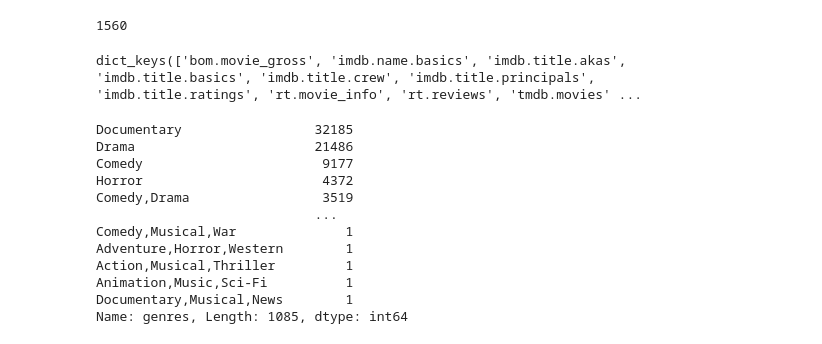
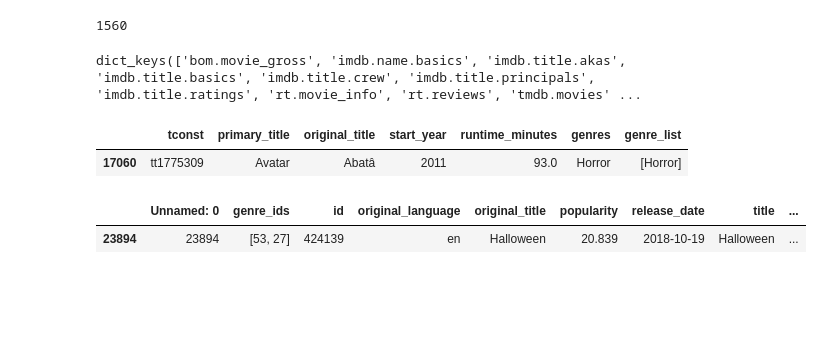
Before and after one commit to jmillerbrooks/mod_1_git_lab, a Jupyter notebook: eda.ipynb, the cells around one changed output. Saved outputs shown, nothing was run; the diff lists cells and outputs as text; code cells hidden in the pictures; blank space fills up the shorter version.

```diff
--- a/eda.ipynb
+++ b/eda.ipynb
@@ -166,18 +163,18 @@ len(movie_info_df)
 df_dict.keys()
 # %% [output]
 dict_keys(['bom.movie_gross', 'imdb.name.basics', 'imdb.title.akas', 'imdb.title.basics', 'imdb.title.crew', 'imdb.title.principals', 'imdb.title.ratings', 'rt.movie_info', 'rt.reviews', 'tmdb.movies' ...
-# %%
-df_dict['imdb.title.basics'].genres.value_counts()
-# %% [output]
-Documentary                 32185
-Drama                       21486
-Comedy                       9177
-Horror                       4372
-Comedy,Drama                 3519
-                            ...
-Comedy,Musical,War              1
-Adventure,Horror,Western        1
-Action,Musical,Thriller         1
-Animation,Music,Sci-Fi          1
-Documentary,Musical,News        1
-Name: genres, Length: 1085, dtype: int64
+# %%
+title_basics_df = df_dict['imdb.title.basics']
+title_basics_df[title_basics_df['primary_title'] == 'Halloween']
+title_basics_df['genre_list'] = title_basics_df['genres'].str.split(',')
+title_basics_df.explode('genre_list')
+title_basics_df[title_basics_df.primary_title == 'Avatar']
+# %% [output]
+|  | tconst | primary_title | original_title | start_year | runtime_minutes | genres | genre_list |
+| 17060 | tt1775309 | Avatar | Abatâ | 2011 | 93.0 | Horror | [Horror] |
+# %%
+tmdb_movies_df = df_dict['tmdb.movies']
+tmdb_movies_df[tmdb_movies_df.title == 'Halloween']
+# %% [output]
+|  | Unnamed: 0 | genre_ids | id | original_language | original_title | popularity | release_date | title | ... |
+| 23894 | 23894 | [53, 27] | 424139 | en | Halloween | 20.839 | 2018-10-19 | Halloween | ... |
```
Also changed, not shown: parts of 12 cells of this notebook.
